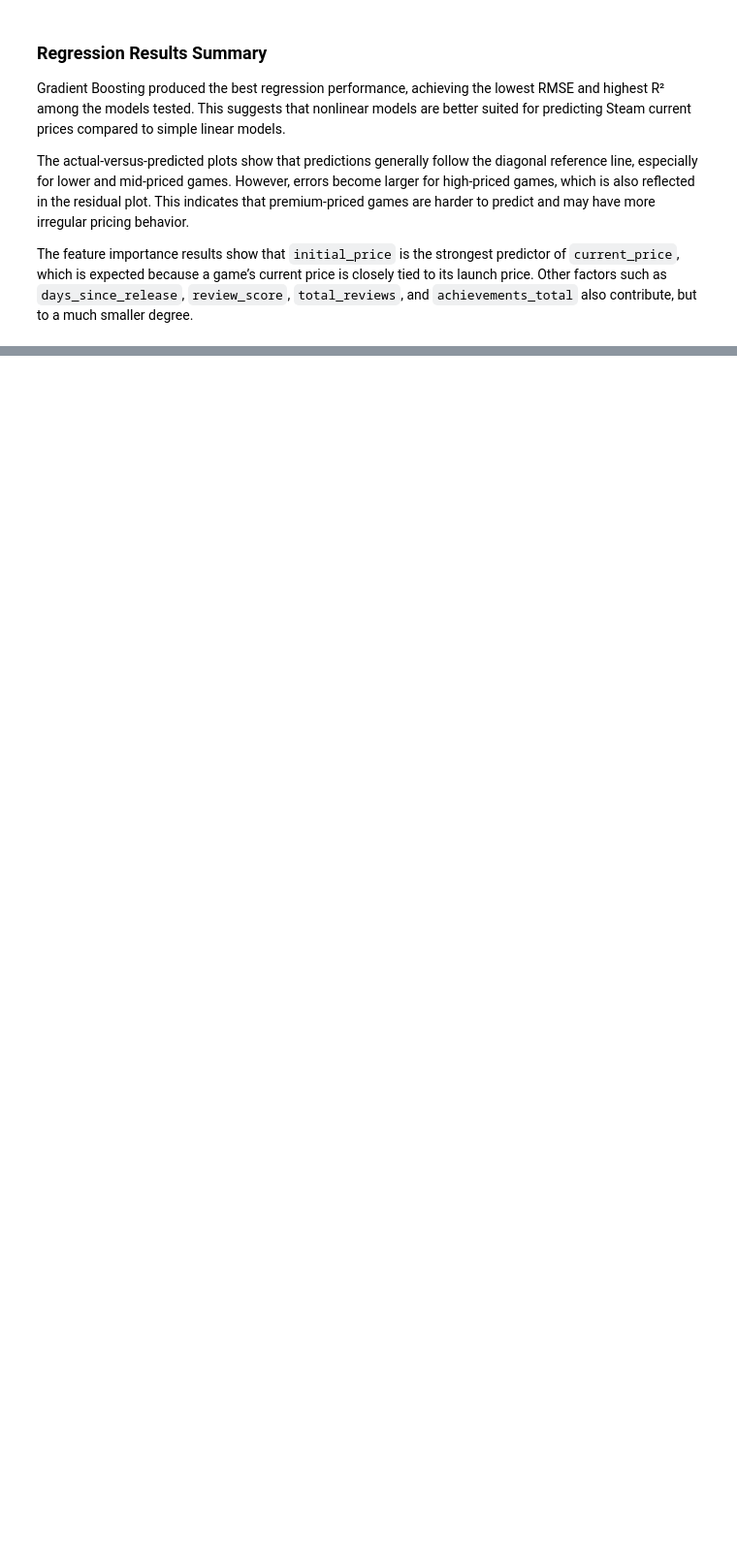
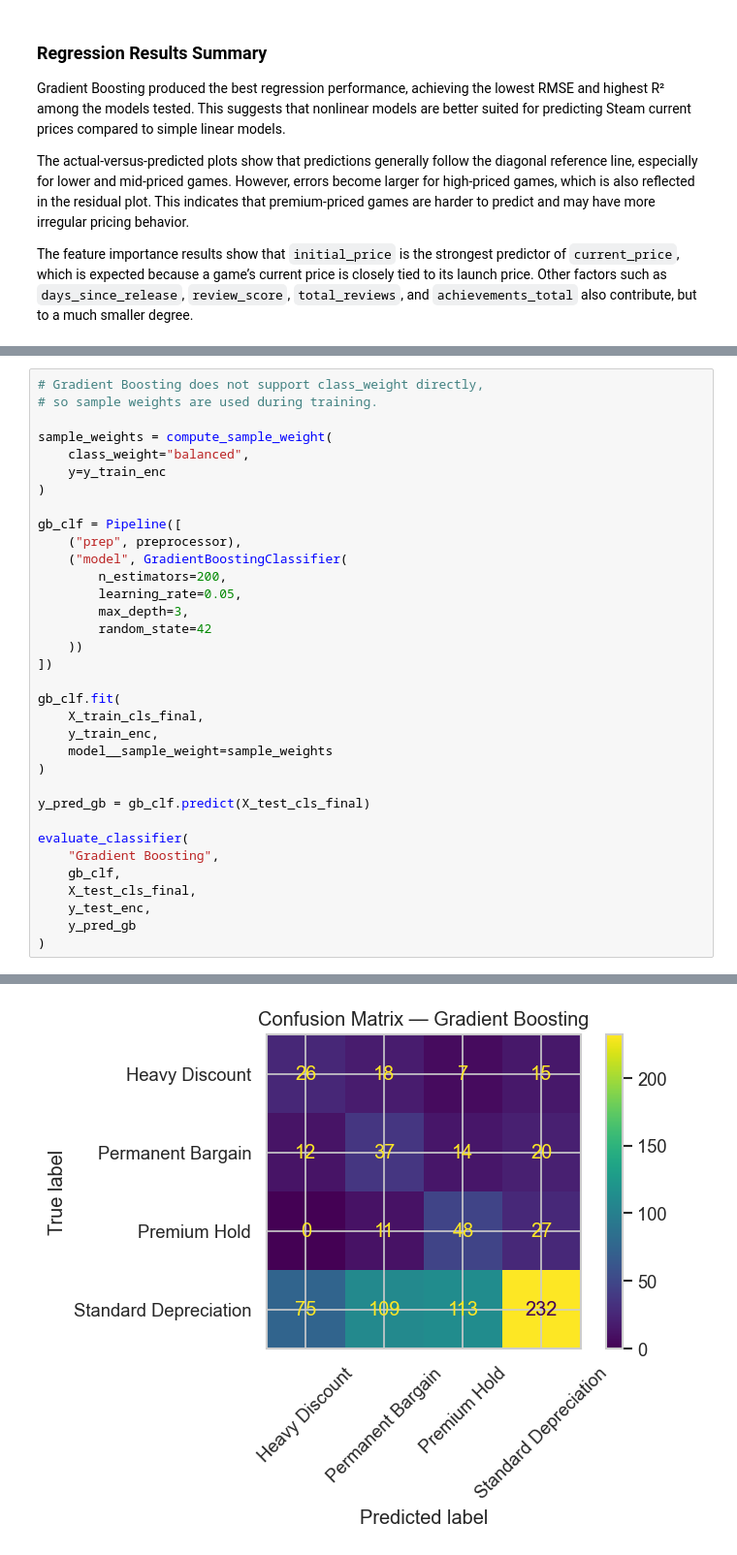
Before and after one commit to samsamotan/Y2T2-Final-Project, a Jupyter notebook: notebooks/04_ml_part1_price_and_value_retention.ipynb, the cells around one changed output, grey strips where cells are left out. Shown at 97% size. Cells and saved outputs as stored; diff of their text form; blank space fills up the shorter version.

```diff
--- a/notebooks/04_ml_part1_price_and_value_retention.ipynb
+++ b/notebooks/04_ml_part1_price_and_value_retention.ipynb
@@ -808,0 +815,35 @@ Overall, Gradient Boosting is selected as the best model, but further improvemen
+# %%
+# Gradient Boosting does not support class_weight directly,
+# so sample weights are used during training.
+
+sample_weights = compute_sample_weight(
+    class_weight="balanced",
+    y=y_train_enc
+)
+
+gb_clf = Pipeline([
+    ("prep", preprocessor),
+    ("model", GradientBoostingClassifier(
+        n_estimators=200,
+        learning_rate=0.05,
+        max_depth=3,
+        random_state=42
+    ))
+])
+
+gb_clf.fit(
+    X_train_cls_final,
+    y_train_enc,
+    model__sample_weight=sample_weights
+)
+
+y_pred_gb = gb_clf.predict(X_test_cls_final)
+
+evaluate_classifier(
+    "Gradient Boosting",
+    gb_clf,
+    X_test_cls_final,
+    y_test_enc,
+    y_pred_gb
+)
+# %% [output]
@@ -808,0 +864 @@ Overall, Gradient Boosting is selected as the best model, but further improvemen
+[figure, added]
```
Also changed, not shown: parts of 22 cells of this notebook, 1 other file.
